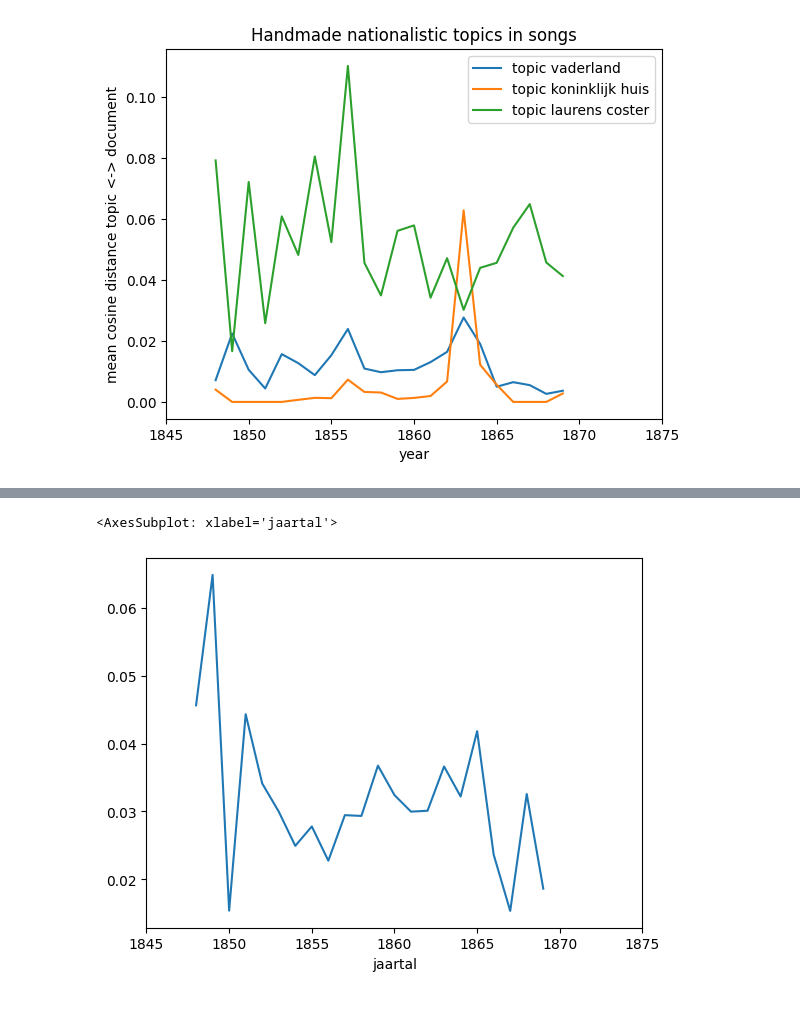
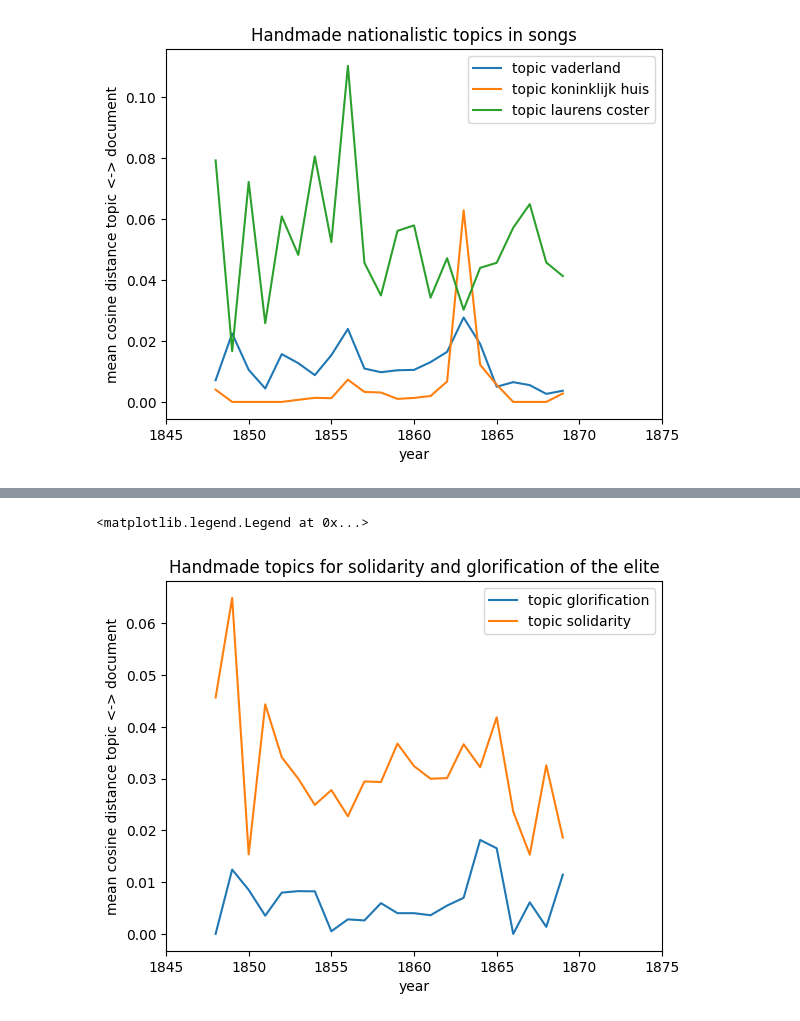
Before and after one commit to ivozandhuis/tv-liedjes, a Jupyter notebook: analysis.ipynb, the cells around one changed output, grey strips where cells are left out. Cells and saved outputs as stored; diff of their text form; code cells hidden in the pictures.

Commit message:
Add an extra figure

```diff
--- a/analysis.ipynb
+++ b/analysis.ipynb
@@ -463,9 +451,13 @@ df['topic3'].plot(xlim=(1845,1875))
-# %%
-# binding
-df['topic4'].plot(xlim=(1845,1875))
-# %% [output]
-<AxesSubplot: xlabel='jaartal'>
-[figure, removed]
+# %%
+# relatie met de bazen in relatie tot onderlinge binding
+ax = df['topic2'].plot(title="Handmade topics for solidarity and glorification of the elite", xlim=(1845,1875), grid=True)
+ax = df['topic4'].plot()
+ax.set_ylabel('mean cosine distance topic <-> document')
+ax.set_xlabel('year')
+ax.legend(['topic glorification', 'topic solidarity'])
+# %% [output]
+<matplotlib.legend.Legend at 0x...>
+[figure, added]
 # %%
 table = pd.crosstab([liedjesDF.typoID],[liedjesDF.jaartal], margins=True)
 table.to_csv('data/liedjes-typoidXjaartal.csv')
```
Also changed, not shown: parts of 8 cells of this notebook, 1 other file.
